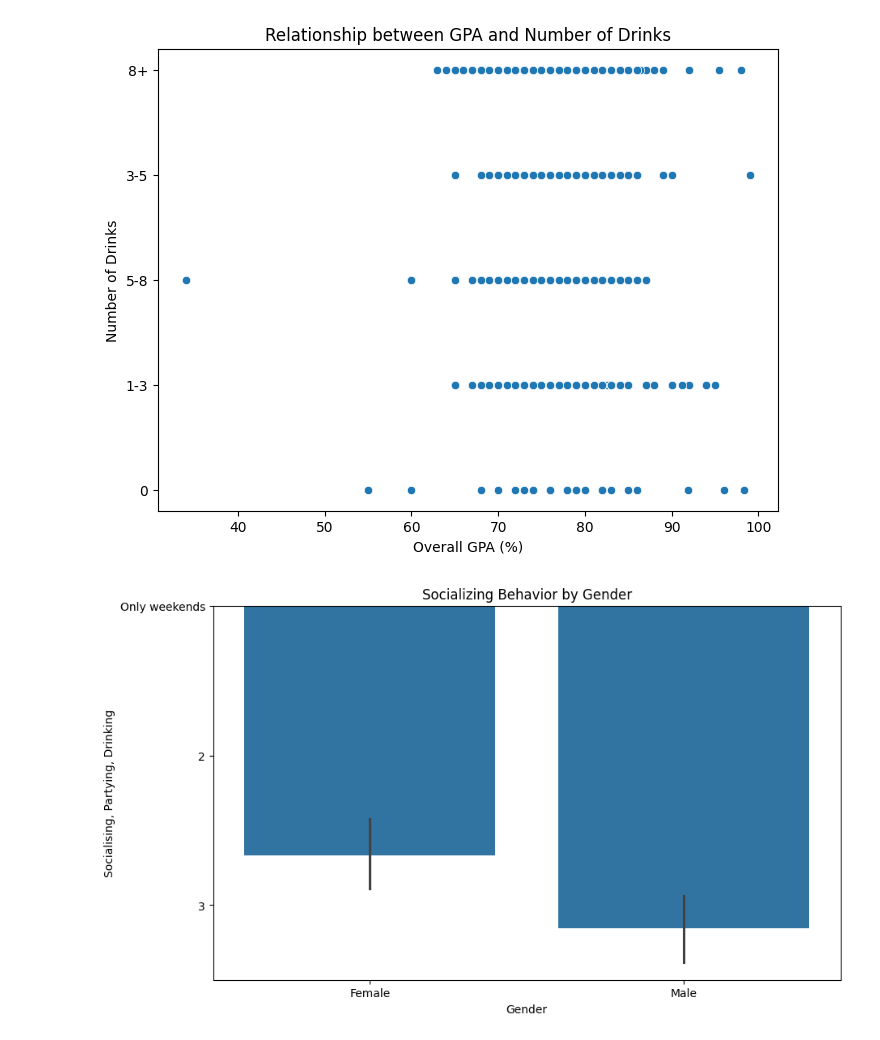
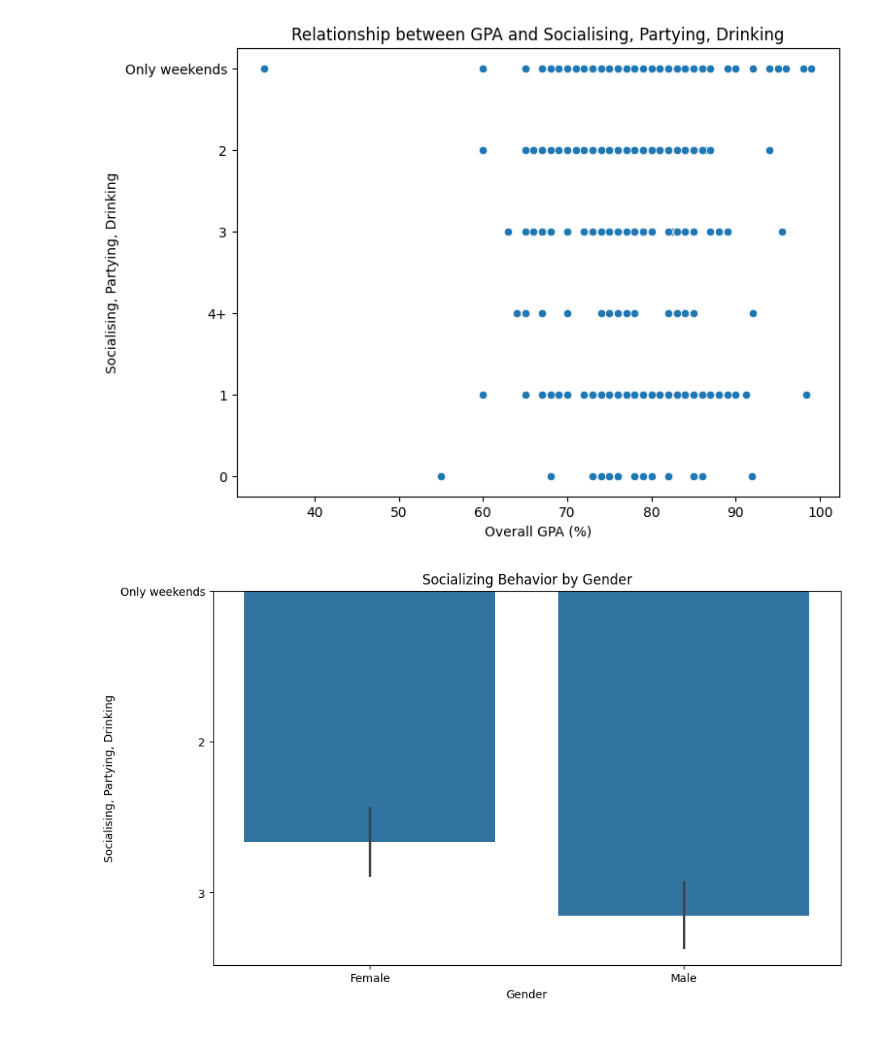
Before and after one commit to usama-2810/Clustering-and-Fitting, a Jupyter notebook: alcohol_and_student_performance.ipynb, the cells around one changed output. Drawn from its saved outputs; the diff is of its cells as text; code cells hidden in the pictures.

```diff
--- a/alcohol_and_student_performance.ipynb
+++ b/alcohol_and_student_performance.ipynb
@@ -8,6 +8,7 @@ from sklearn.cluster import KMeans
 from sklearn.linear_model import LinearRegression
 from sklearn.metrics import silhouette_score
 from sklearn.impute import SimpleImputer
+
 # Load dataset from Google Drive
 data_url = 'https://drive.google.com/file/d/1emYrOf_zNK2rpiQO4UPPO122m5PqN-1n/view?usp=sharing'
 path = 'https://drive.google.com/uc?export=download&id=' + data_url.split('/')[-2]
@@ -33,10 +34,10 @@ df.rename(columns=new_cols, inplace=True)
 # df = df.drop(['Column1', 'Column2'], axis=1)
 def plot_relational_graph(df):
     plt.figure(figsize=(8, 6))
-    sns.scatterplot(x='Overall GPA (%)', y='Number of Drinks', data=df)
-    plt.title('Relationship between GPA and Number of Drinks')
+    sns.scatterplot(x='Overall GPA (%)', y='Socialising, Partying, Drinking', data=df)
+    plt.title('Relationship between GPA and Socialising, Partying, Drinking')
     plt.xlabel('Overall GPA (%)')
-    plt.ylabel('Number of Drinks')
+    plt.ylabel('Socialising, Partying, Drinking')
     plt.show()
 
 def plot_categorical_graph(df):
@@ -49,7 +50,7 @@ def plot_categorical_graph(df):
 
 def plot_statistical_graph(df):
     # Select relevant numeric columns for correlation analysis
-    numeric_cols = ['Overall GPA (%)', '2023 Year GPA (%)', 'Number of Drinks']
+    numeric_cols = ['Overall GPA (%)', 'Socialising, Partying, Drinking']
 
     # Convert selected columns to numeric type (ignore errors for non-convertible values)
     for col in numeric_cols:
@@ -62,18 +63,22 @@ def plot_statistical_graph(df):
     corr_matrix = df_numeric.corr()
 
     # Plot the correlation heatmap
-    plt.figure(figsize=(10, 8))
+    # plt.figure(figsize=(10, 8))
     sns.heatmap(corr_matrix, annot=True, cmap='coolwarm', fmt='.2f')
     plt.title('Correlation Heatmap of Academic Performance Metrics')
     plt.show()
 
 
+
 def perform_clustering(df, n_clusters=3):
-    # Select relevant features for clustering
+    # Select relevant numeric features for clustering
     features = ['Overall GPA (%)', 'Number of Drinks']
 
-    # Extract features and handle missing values
-    X = df[features].copy()
+    # Filter out non-numeric values from the selected features
+    numeric_cols = [col for col in features if df[col].dtype in ['int64', 'float64']]
+
+    # Extract numeric features and handle missing values with mean imputation
+    X = df[numeric_cols].copy()
     imputer = SimpleImputer(strategy='mean')
     X_imputed = imputer.fit_transform(X)
 
@@ -91,27 +96,28 @@ def plot_clustered_graph(df):
     plt.ylabel('Number of Drinks')
     plt.legend(title='Cluster')
     plt.show()
+
+
 def perform_fitting(df):
+    # Replace non-numeric values with NaN in the 'Number of Drinks' column
+    df['Number of Drinks'] = pd.to_numeric(df['Number of Drinks'], errors='coerce')
+
+    # Drop rows with NaN values
+    df_cleaned = df.dropna()
+
     # Select relevant features for fitting
-    X = df[['Overall GPA (%)']].copy()
-    y = df['Number of Drinks']
+    X = df_cleaned[['Overall GPA (%)']].copy()
+    y = df_cleaned['Number of Drinks']
 
-    # Handle missing values in feature matrix (X) using imputation
-    imputer_X = SimpleImputer(strategy='mean')
-    X_imputed = imputer_X.fit_transform(X)
-
-    # Handle missing values in target variable (y) using imputation
-    imputer_y = SimpleImputer(strategy='mean')
-    y_imputed = imputer_y.fit_transform(y.values.reshape(-1, 1)).ravel()
-
-    # Fit LinearRegression model with imputed data
+    # Fit LinearRegression model
     model = LinearRegression()
-    model.fit(X_imputed, y_imputed)
+    model.fit(X, y)
 
     # Predict using the fitted model
-    df['Predicted Drinks'] = model.predict(X_imputed)
+    df_cleaned['Predicted Drinks'] = model.predict(X)
 
-    return df
+    return df_cleaned
+
 
 def plot_fitting_graph(df):
     plt.figure(figsize=(8, 6))
@@ -130,41 +136,42 @@ def explore_additional_relationships(df):
   plt.xlabel('Overall GPA (%)')
   plt.ylabel('2023 Year GPA (%)')
   plt.show()
 
   plt.figure(figsize=(8, 6))
   sns.boxplot(x='Overall GPA (%)', y='Failed Modules', data=df, showmeans=True)
   plt.title('Failed Modules by Overall GPA')
   plt.xlabel('Overall GPA (%)')
   plt.ylabel('Failed Modules')
   plt.show()
 
-  # Explore Social Habits and GPA relationships
-  plt.figure(figsize=(8, 6))
-  sns.scatterplot(x='Overall GPA (%)', y='Socialising, Partying, Drinking', data=df)
-  plt.title('Socializing Behavior vs. Overall GPA')
-  plt.xlabel('Overall GPA (%)')
-  plt.ylabel('Socialising, Partying, Drinking')
-  plt.show()
-
   plt.figure(figsize=(8, 6))
   sns.boxplot(x='Failed Modules', y='Number of Drinks', data=df, showmeans=True)
   plt.title('Number of Drinks by Failed Modules')
   plt.xlabel('Failed Modules')
   plt.ylabel('Number of Drinks')
   plt.show()
+
 # Perform data preprocessing and visualization
 plot_relational_graph(df)
 plot_categorical_graph(df)
 plot_statistical_graph(df)
 
 # Perform clustering
 df_clustered = perform_clustering(df)
+df_clustered = perform_clustering(df)
+# print(df_clustered['Cluster'].value_counts())
 plot_clustered_graph(df_clustered)
 
 # Perform fitting
+# Check if the result is not None and display the DataFrame
 df_fitted = perform_fitting(df)
-plot_fitting_graph(df_fitted)
+if df_fitted is not None:
+    plot_fitting_graph(df_fitted)
+else:
+    print("No data available after filtering. Fitting failed.")
+
+
 explore_additional_relationships(df)
 # %% [output]
-[figure, old version]
+[figure, new version]
 [figure]
```
Also changed, not shown: parts of 1 cell of this notebook.
